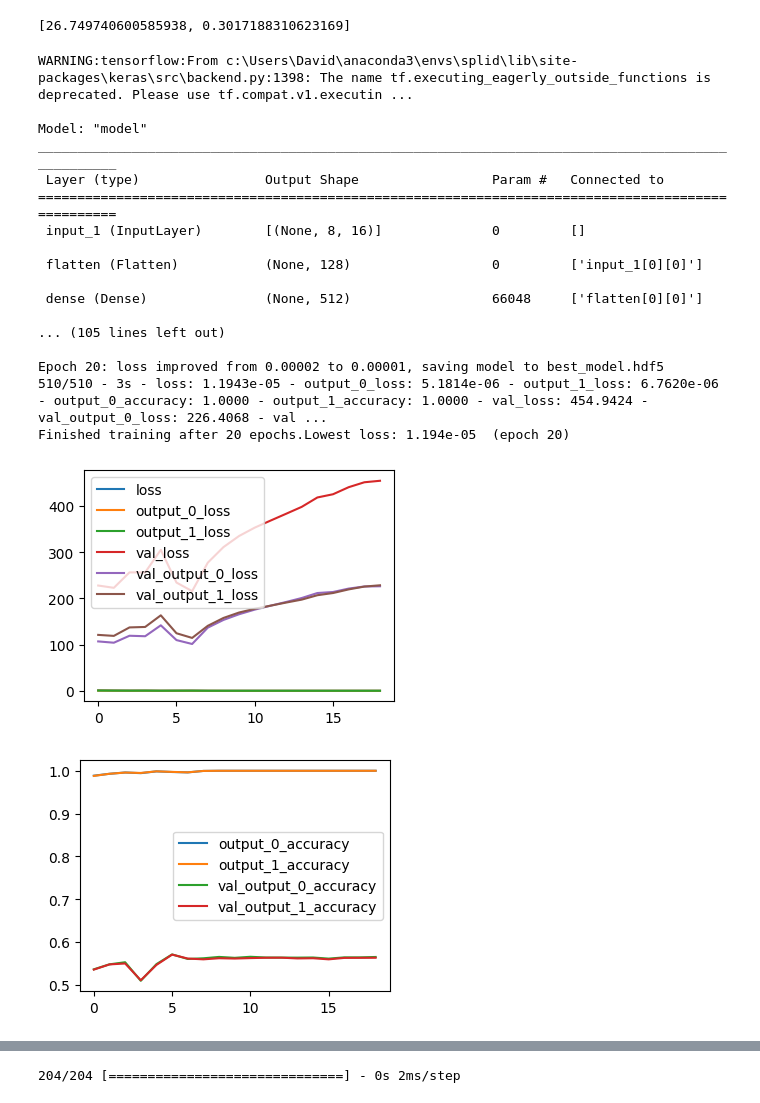
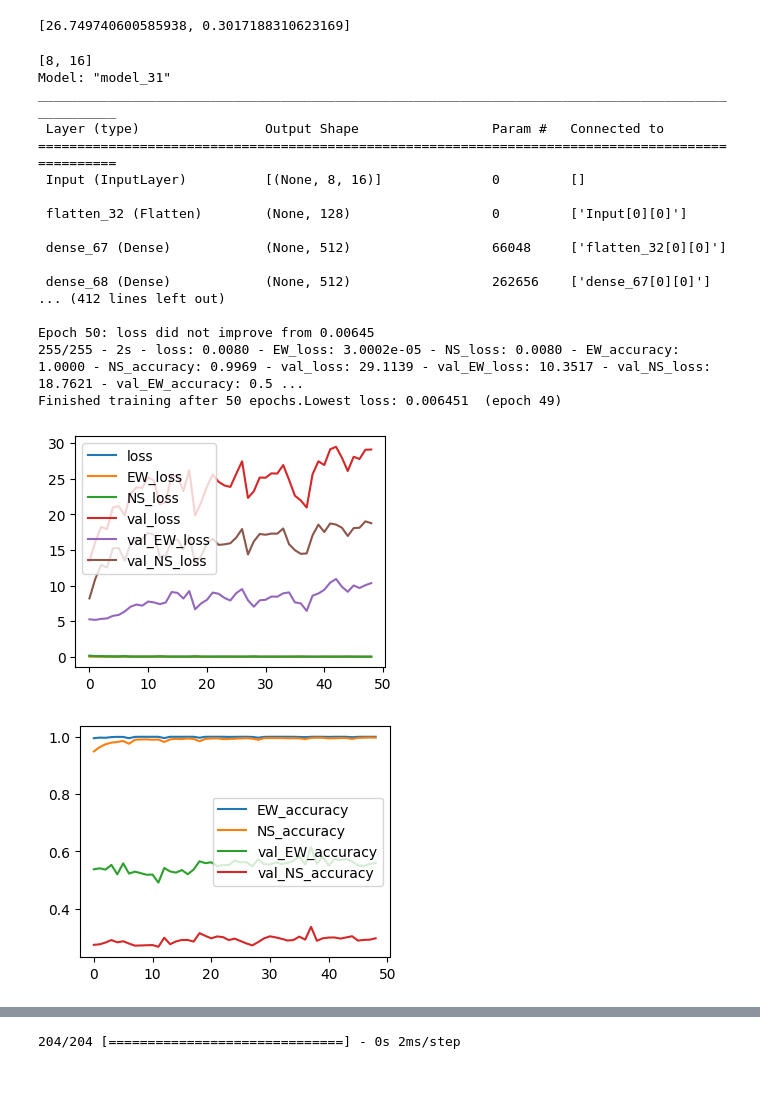
Before and after one commit to DavidBaldsiefen/splid-challenge, a Jupyter notebook: base_nb.ipynb, the cells around one changed output, grey strips where cells are left out. Saved outputs shown, nothing was run; the diff lists cells and outputs as text; code cells hidden in the pictures.

Commit message:
Re-design model outputs to be fully flexible

```diff
--- a/base_nb.ipynb
+++ b/base_nb.ipynb
@@ -82,32 +82,32 @@ NS results:
 51/51 [==============================] - 0s 3ms/step - loss: 26.7497 - accuracy: 0.3017
 [26.749740600585938, 0.3017188310623169]
 # %%
-train_combined, val_combined = ds_gen.get_datasets(64, label_features=['EW', 'NS'], shuffle=True)
-dense_combined_model = prediction_models.Dense_NN(train_combined, dense_layers=[512,512,64,32], l2_reg=0.0, mixed_dropout=0.15, lr_scheduler=[10000,0.8], seed=0)
+train_combined, val_combined = ds_gen.get_datasets(128, label_features=['EW', 'NS'], shuffle=True)
+dense_combined_model = prediction_models.Dense_NN(train_combined, dense_layers=[512,512,64,32], l2_reg=0.0, mixed_dropout=0.0, lr_scheduler=[], seed=0)
 dense_combined_model.summary()
-hist = dense_combined_model.fit(train_combined, val_ds=val_combined, target_metric='loss', epochs=20, verbose=2, plot_hist=False, save_best_only=True)
+hist = dense_combined_model.fit(train_combined, val_ds=val_combined, target_metric='loss', epochs=50, verbose=2, plot_hist=False, save_best_only=True)
 dense_combined_model.plot_hist(hist, [k for k in hist.history.keys() if 'loss' in k])
 dense_combined_model.plot_hist(hist, [k for k in hist.history.keys() if 'accuracy' in k])
 # %% [output]
-WARNING:tensorflow:From c:\Users\David\anaconda3\envs\splid\lib\site-packages\keras\src\backend.py:1398: The name tf.executing_eagerly_outside_functions is deprecated. Please use tf.compat.v1.executin ...
-
-Model: "model"
+[8, 16]
+Model: "model_31"
 __________________________________________________________________________________________________
  Layer (type)                Output Shape                 Param #   Connected to
 ==================================================================================================
- input_1 (InputLayer)        [(None, 8, 16)]              0         []
+ Input (InputLayer)          [(None, 8, 16)]              0         []
 
- flatten (Flatten)           (None, 128)                  0         ['input_1[0][0]']
+ flatten_32 (Flatten)        (None, 128)                  0         ['Input[0][0]']
 
- dense (Dense)               (None, 512)                  66048     ['flatten[0][0]']
+ dense_67 (Dense)            (None, 512)                  66048     ['flatten_32[0][0]']
 
-... (105 lines left out)
+ dense_68 (Dense)            (None, 512)                  262656    ['dense_67[0][0]']
+... (412 lines left out)
 
-Epoch 20: loss improved from 0.00002 to 0.00001, saving model to best_model.hdf5
-510/510 - 3s - loss: 1.1943e-05 - output_0_loss: 5.1814e-06 - output_1_loss: 6.7620e-06 - output_0_accuracy: 1.0000 - output_1_accuracy: 1.0000 - val_loss: 454.9424 - val_output_0_loss: 226.4068 - val ...
-Finished training after 20 epochs.Lowest loss: 1.194e-05  (epoch 20)
+Epoch 50: loss did not improve from 0.00645
+255/255 - 2s - loss: 0.0080 - EW_loss: 3.0002e-05 - NS_loss: 0.0080 - EW_accuracy: 1.0000 - NS_accuracy: 0.9969 - val_loss: 29.1139 - val_EW_loss: 10.3517 - val_NS_loss: 18.7621 - val_EW_accuracy: 0.5 ...
+Finished training after 50 epochs.Lowest loss: 0.006451  (epoch 49)
-[figure, old version]
+[figure, new version]
-[figure, old version]
+[figure, new version]
 # %%
 dense_combined_model.evaluate(train_combined)
 # %% [output]
```
Also changed, not shown: parts of 6 cells of this notebook, 3 other files.
